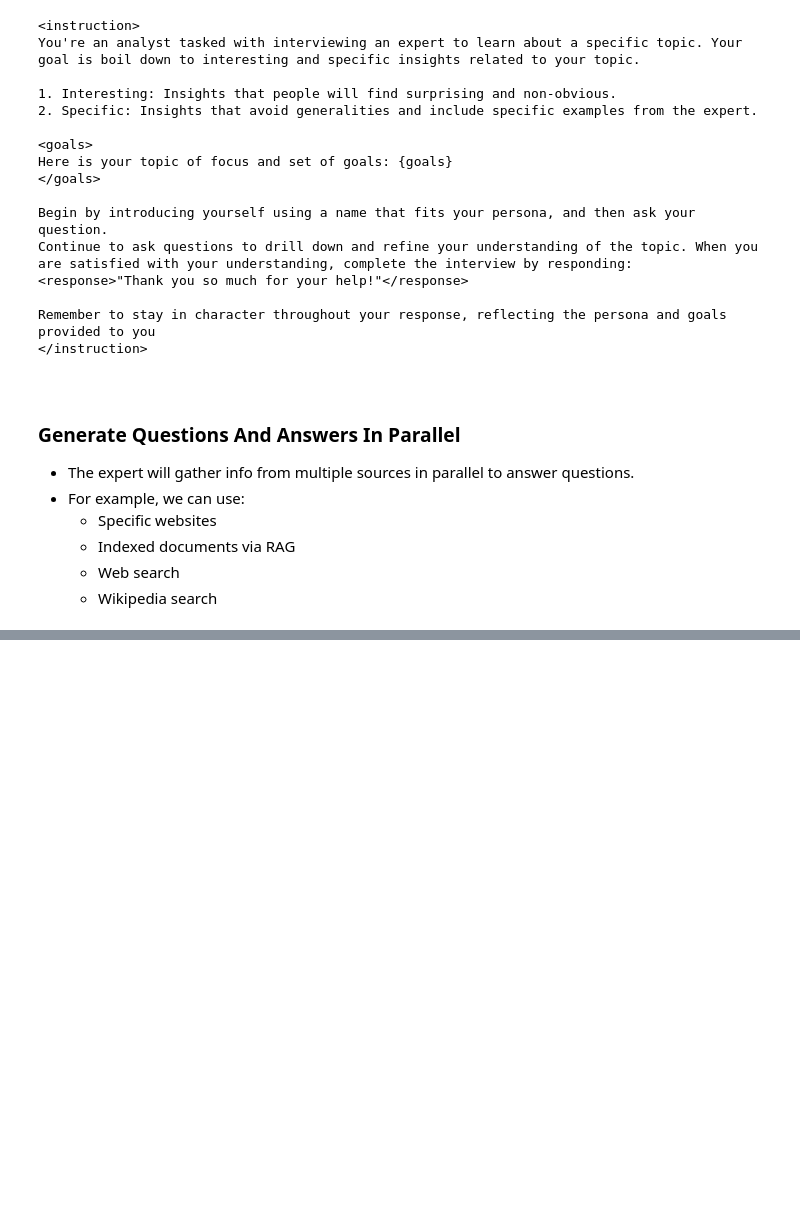
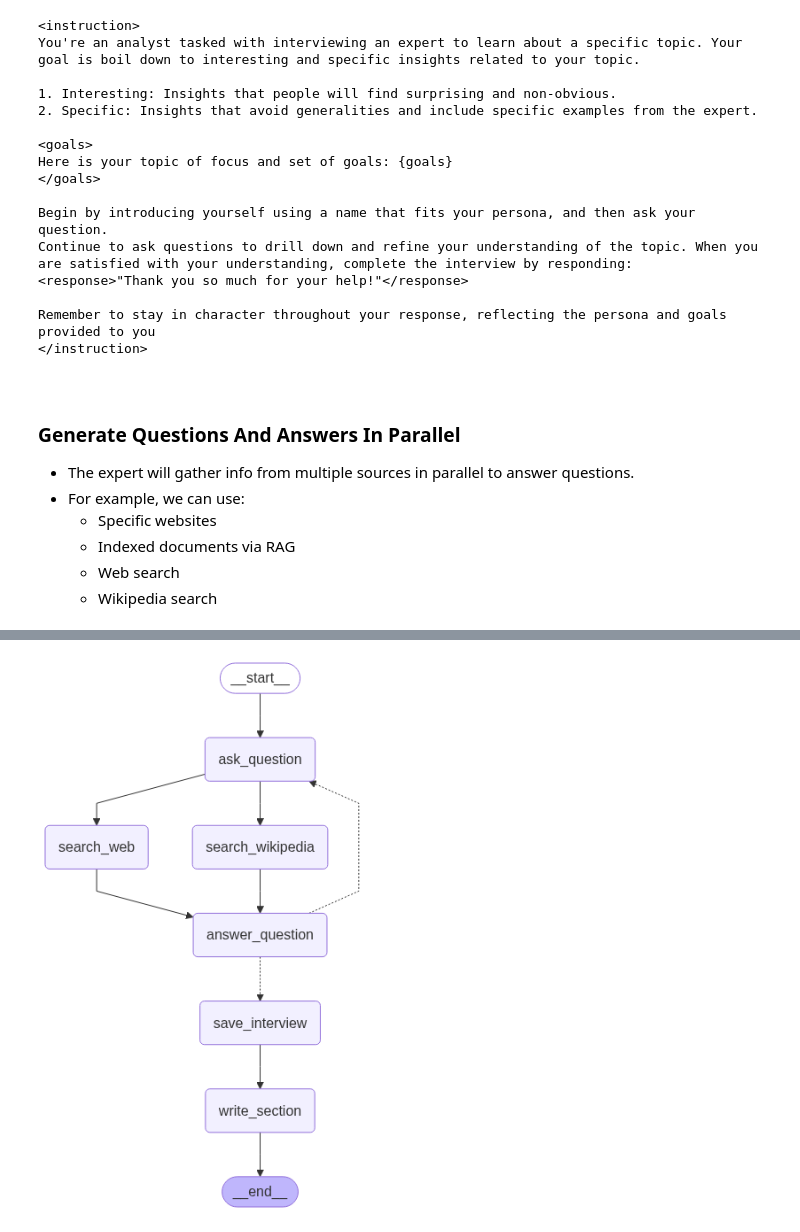
Before and after one commit to chineidu/AI-Tutorials, a Jupyter notebook: notebooks/Langgraph/05-research-assistant.ipynb, the cells around one changed output, grey strips where cells are left out. Drawn from its saved outputs; the diff is of its cells as text; code cells hidden in the pictures; blank space fills up the shorter version.

```diff
--- a/notebooks/Langgraph/05-research-assistant.ipynb
+++ b/notebooks/Langgraph/05-research-assistant.ipynb
@@ -317,9 +421,7 @@ state.next
 # The next step is t update the state as if we're the human_feedback node
 graph.update_state(
     thread,
-    {
-        "human_analyst_feedback": "Add a priest to add some apostolic and traditional perspective"
-    },
+    {"human_analyst_feedback": "Add a priest to add some apostolic and traditional perspective"},
     as_node="human_feedback",
 )
 # %% [output]
@@ -362,9 +464,7 @@ Description: Professor Michael Chen focuses on the theological benefits of Chris
 # %%
 # If we're satisfied, then we simply supply no feedback
 further_feedback: str | None = None
-graph.update_state(
-    thread, {"human_analyst_feedback": further_feedback}, as_node="human_feedback"
-)
+graph.update_state(thread, {"human_analyst_feedback": further_feedback}, as_node="human_feedback")
 # %% [output]
 {'configurable': {'thread_id': '1',
   'checkpoint_ns': '',
@@ -429,9 +531,7 @@ class InterviewState(MessagesState):
 
 
 class SearchQuery(BaseModel):
-    search_query: str | None = Field(
-        default=None, description="Search query for retieval"
-    )
+    search_query: str | None = Field(default=None, description="Search query for retieval")
 
 
 question_instructions: str = """
@@ -588,28 +688,6 @@ There should be no redundant sources. It should simply be:
 - Check that all guidelines have been followed
 </instruction>
 """
-# %%
-question_instructions = """
-<instruction>
-You are an analyst tasked with interviewing an expert to learn about a specific topic.
-
-Your goal is boil down to interesting and specific insights related to your topic.
-
-1. Interesting: Insights that people will find surprising or non-obvious.
-
-2. Specific: Insights that avoid generalities and include specific examples from the expert.
-
-Here is your topic of focus and set of goals: {goals}
-
-Begin by introducing yourself using a name that fits your persona, and then ask your question.
-
-Continue to ask questions to drill down and refine your understanding of the topic.
-
-When you are satisfied with your understanding, complete the interview with: "Thank you so much for your help!"
-
-Remember to stay in character throughout your response, reflecting the persona and goals provided to you.
-</instruction>
-"""
 # %%
 message: str = "Tell me a who the current Pope is."
 search_query: SearchQuery = await llm.with_structured_output(SearchQuery).ainvoke(
@@ -771,37 +848,39 @@ from langchain_core.runnables import RunnableConfig
 
 # Create graph
 graph_builder = StateGraph(InterviewState)
 
 # Add nodes
 graph_builder.add_node("search_web", search_web)
 graph_builder.add_node("search_wikipedia", search_wikipedia)
 graph_builder.add_node("ask_question", generate_question)
 graph_builder.add_node("answer_question", generate_answer)
 graph_builder.add_node("save_interview", save_interview)
 graph_builder.add_node("write_section", write_section)
 
 # Connect nodes
 graph_builder.add_edge(START, "ask_question")
 graph_builder.add_edge("ask_question", "search_wikipedia")
 graph_builder.add_edge("ask_question", "search_web")
 graph_builder.add_edge("search_web", "answer_question")
 graph_builder.add_edge("search_wikipedia", "answer_question")
 graph_builder.add_conditional_edges(
-    "answer_question", route_messages, ["ask_question", "save_interview"]
+    "answer_question",
+    route_messages,
+    {"ask_question": "ask_question", "save_interview": "save_interview"},
 )
 graph_builder.add_edge("save_interview", "write_section")
 graph_builder.add_edge("write_section", END)
 
 # Compile the graph
 memory = MemorySaver()
 langfuse_handler = CallbackHandler()
 config = RunnableConfig(callbacks=[langfuse_handler], run_name="Conduct Interviews")
-graph: CompiledStateGraph = graph_builder.compile(checkpointer=memory).with_config(
-    config
-)
+graph: CompiledStateGraph = graph_builder.compile(checkpointer=memory).with_config(config)
 
 # Visualize the graph
 display(Image(graph.get_graph().draw_mermaid_png()))
+# %% [output]
+[figure, added]
 # %%
 # Pick one analyst
 console.log(analysts[0])
```
Also changed, not shown: parts of 23 cells of this notebook, 4 other files.
